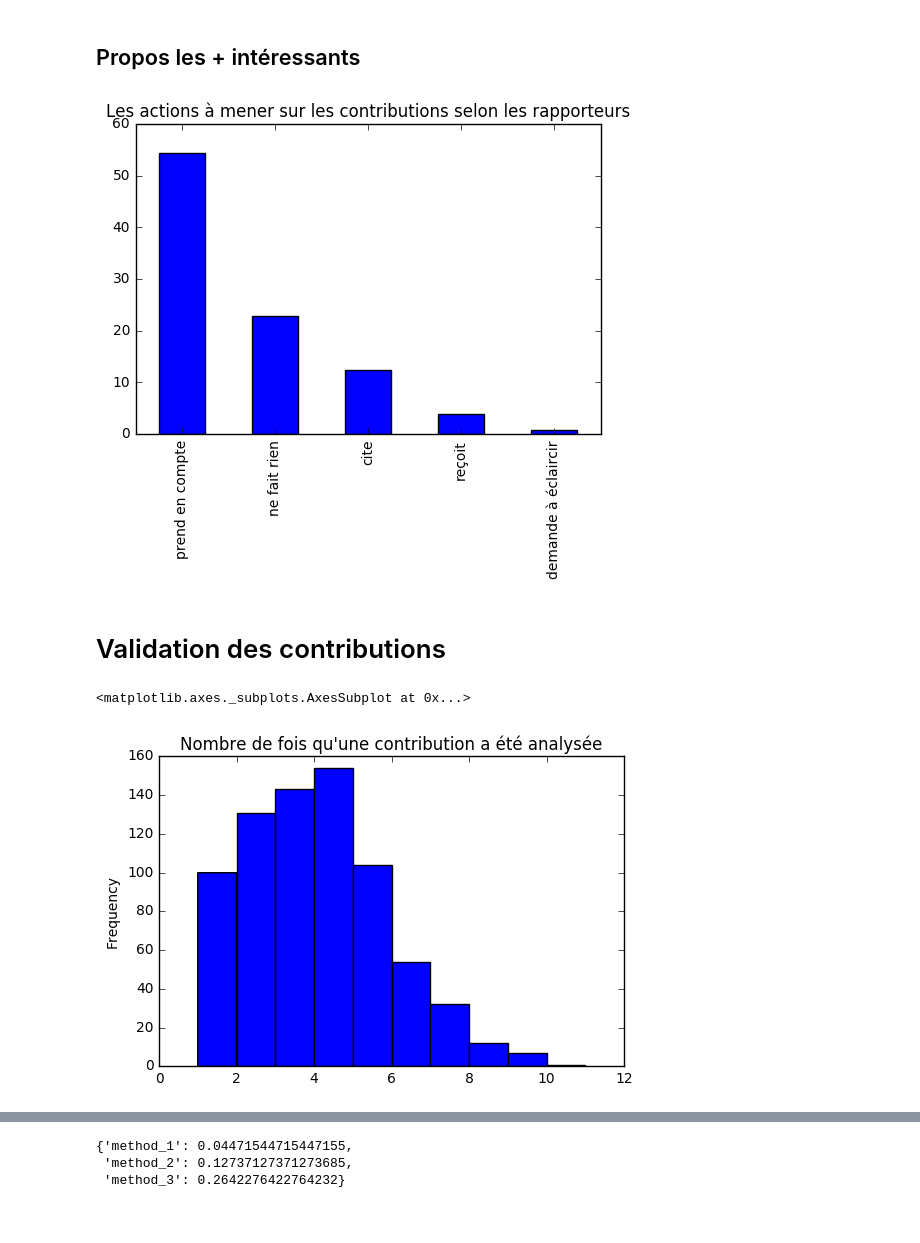
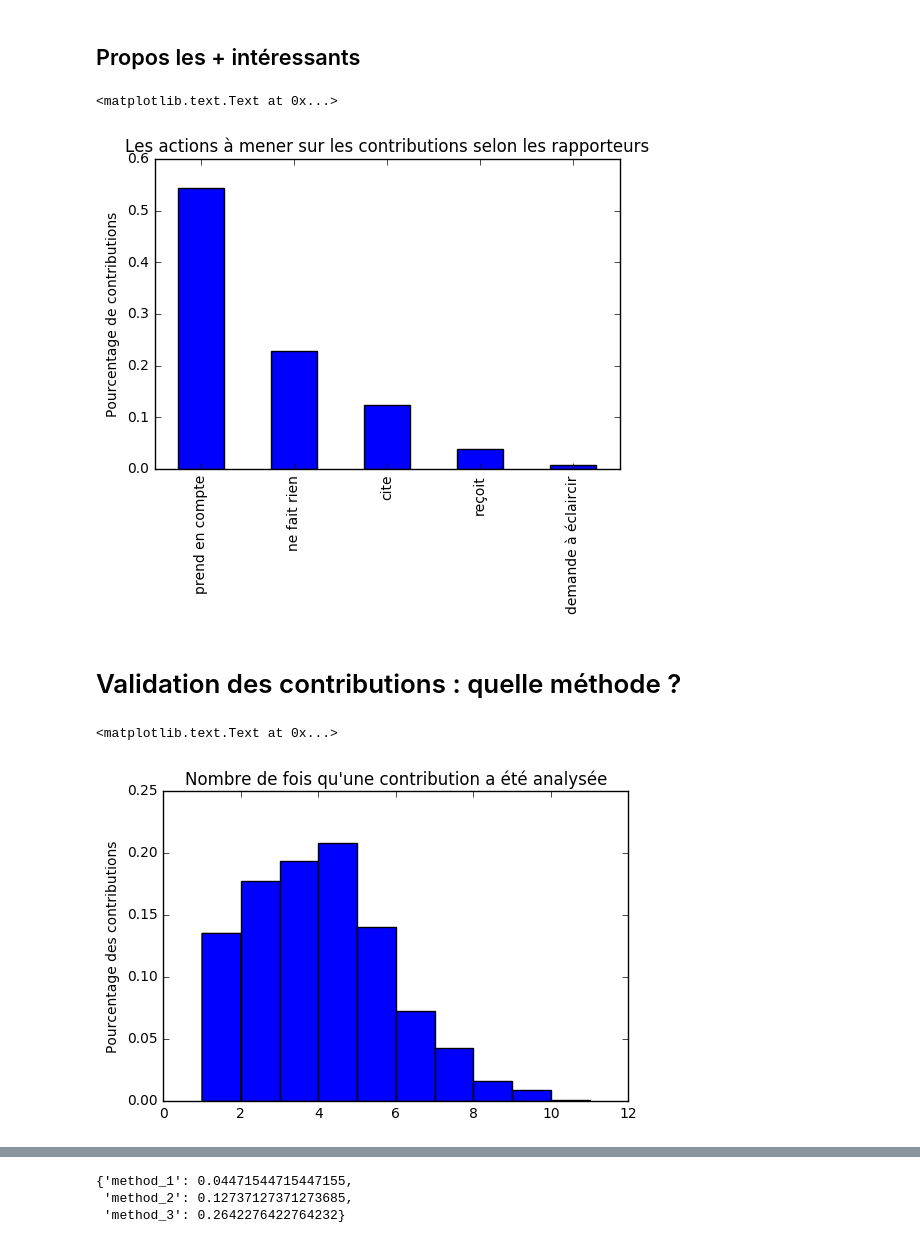
Before and after one commit to regardscitoyens/consultation_an, a Jupyter notebook: exploitation/analyse.ipynb, the cells around one changed output, grey strips where cells are left out. Drawn from its saved outputs; the diff is of its cells as text; code cells hidden in the pictures.

```diff
--- a/exploitation/analyse.ipynb
+++ b/exploitation/analyse.ipynb
@@ -55,7 +55,7 @@ def build_result(row):
     return row
 
 with connection.cursor() as cursor:
-    sql = "SELECT `document_id`, `data` FROM `tasks`"
+    sql = "SELECT `document_id`, `data`, documents.source, documents.theme, documents.question, documents.text FROM `tasks` INNER JOIN `documents` ON documents.id = tasks.document_id"
     cursor.execute(sql)
     results = [build_result(row) for row in cursor.fetchall()]
 # %%
@@ -90,28 +92,29 @@ dtype: float64
 # %% [markdown]
 ## Propos les + intéressants
 # %%
-usage_total = df[usage_label].sum() / df.shape[0] * 100
+usage_total = df[usage_label].sum() / df.shape[0]
 usage_total.sort_values(inplace=True, ascending=False)
 plot = usage_total.plot(
     kind='bar',
     title='Les actions à mener sur les contributions selon les rapporteurs')
-plot.yaxis.set_label('Pourcentage de contributions (%)')
+plot.set_ylabel('Pourcentage de contributions')
 # %% [output]
+<matplotlib.text.Text at 0x...>
-[figure, old version]
+[figure, new version]
 # %% [markdown]
-# Validation des contributions
+# Validation des contributions : quelle méthode ?
 # %%
 gp_by_document = df.groupby('document_id')
 count_by_document = gp_by_document.document_id.count()
 count_by_document.sort_values(ascending=False, inplace=True)
-count_by_document.plot(
+plot = count_by_document.plot(
     kind='hist',
-    #normalized=True,
-    #yTitle='Pourcentage des contributions (%)',
+    normed=True,
     title='Nombre de fois qu\'une contribution a été analysée')
+plot.set_ylabel('Pourcentage des contributions')
 # %% [output]
-<matplotlib.axes._subplots.AxesSubplot at 0x...>
+<matplotlib.text.Text at 0x...>
-[figure, old version]
+[figure, new version]
 # %%
 def validation_method_1(data):
     # méthode en production : éléments + originalité
```
Also changed, not shown: parts of 4 cells of this notebook, 1 other file.
